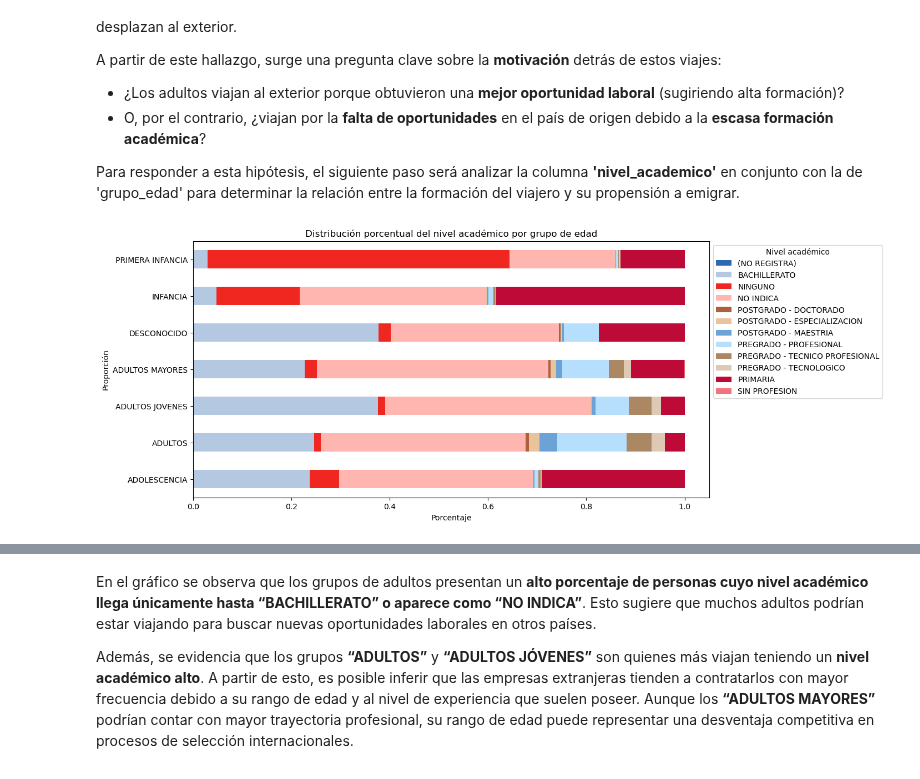
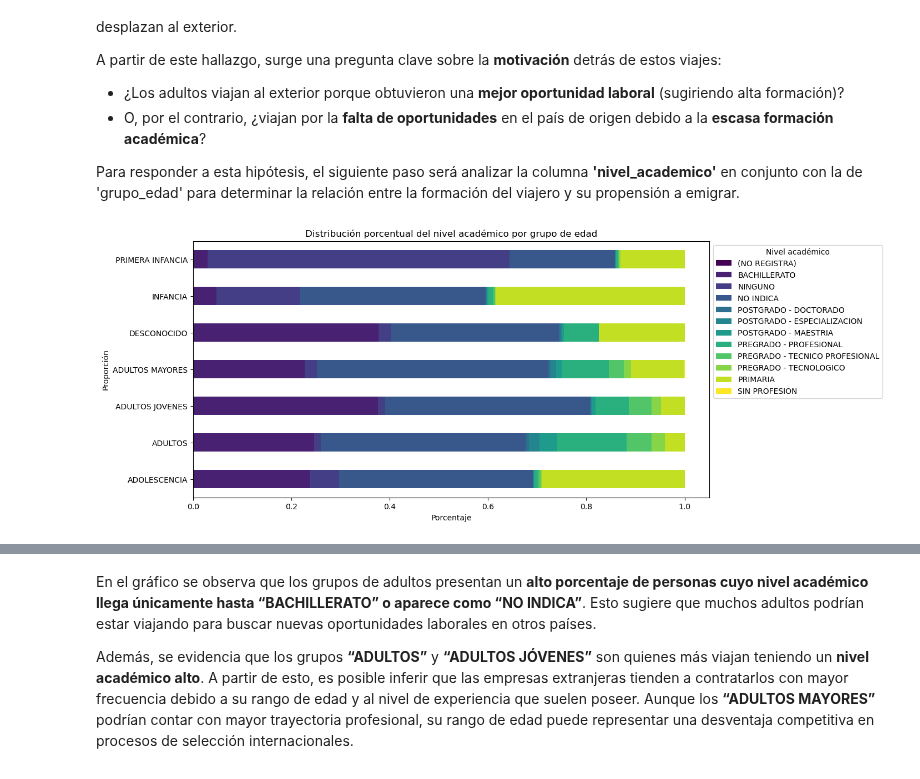
Before and after one commit to AlejandroSegura24/Colombians-migration-data-analysis, a Jupyter notebook: Notebooks/EDA colombians migration.ipynb, the cells around one changed output, grey strips where cells are left out. Drawn from its saved outputs; the diff is of its cells as text; code cells hidden in the pictures.

```diff
--- a/Notebooks/EDA colombians migration.ipynb
+++ b/Notebooks/EDA colombians migration.ipynb
@@ -391,11 +391,17 @@ Para responder a esta hipótesis, el siguiente paso será analizar la columna **
 # %%
 cross = pd.crosstab(df_processing['grupo_edad'], df_processing['nivel_academico'], normalize='index')
 
-cross.plot(kind='barh', stacked=True, figsize=(12,6), color=palette_custom)
+cross.plot(kind='barh', stacked=True, figsize=(12,6), colormap='viridis')
 plt.title('Distribución porcentual del nivel académico por grupo de edad')
 plt.ylabel('Proporción')
 plt.xlabel('Porcentaje')
 plt.legend(title='Nivel académico', bbox_to_anchor=(1,1))
 plt.show()
+
+cross_dataframe = pd.DataFrame(cross)
+tabla_porcentual_formato = cross_dataframe.style.format(
+    lambda x: f"{(x * 100):.3f}%"
+)
+tabla_porcentual_formato
 # %% [output]
-[figure, old version]
+[figure, new version]
```
Also changed, not shown: parts of 4 cells of this notebook.
